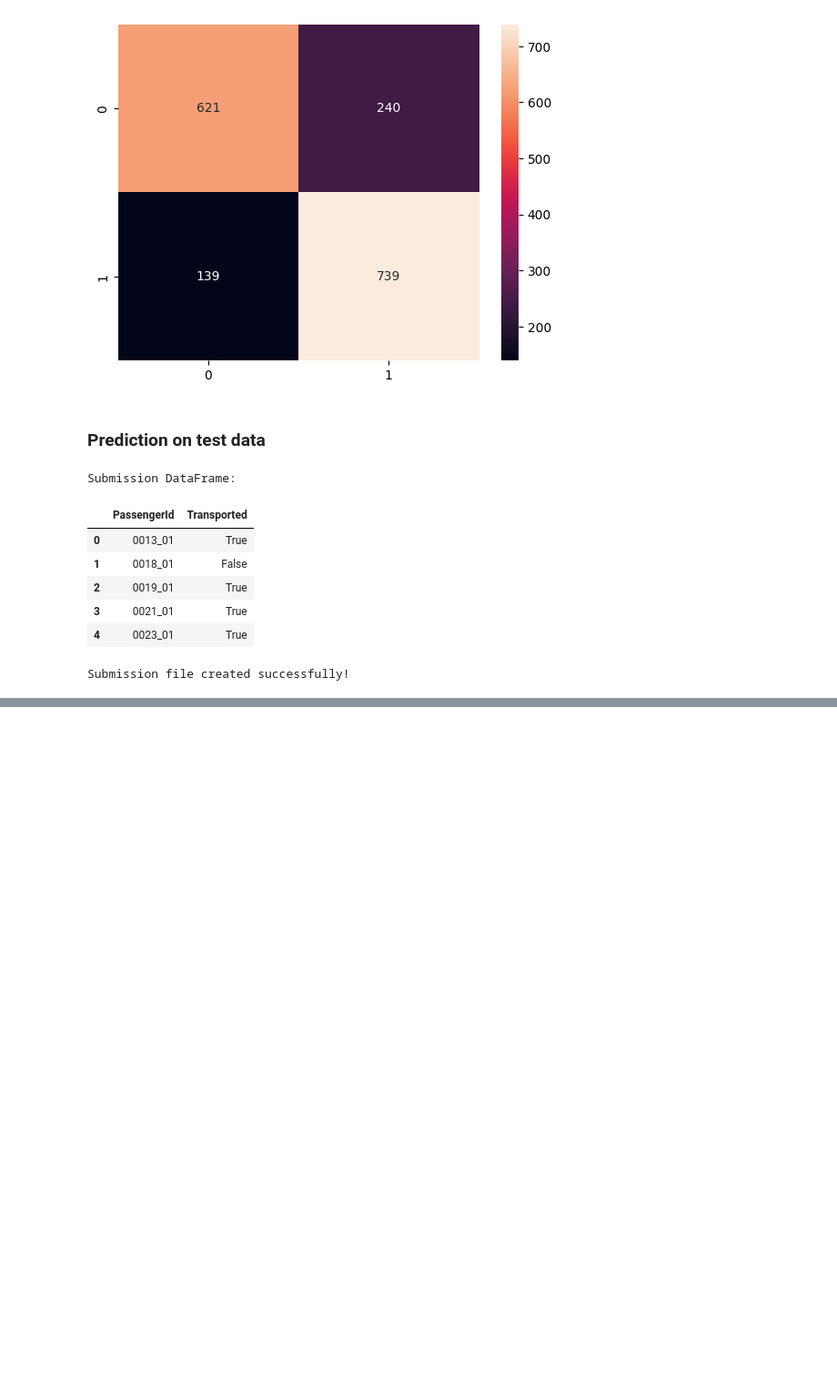
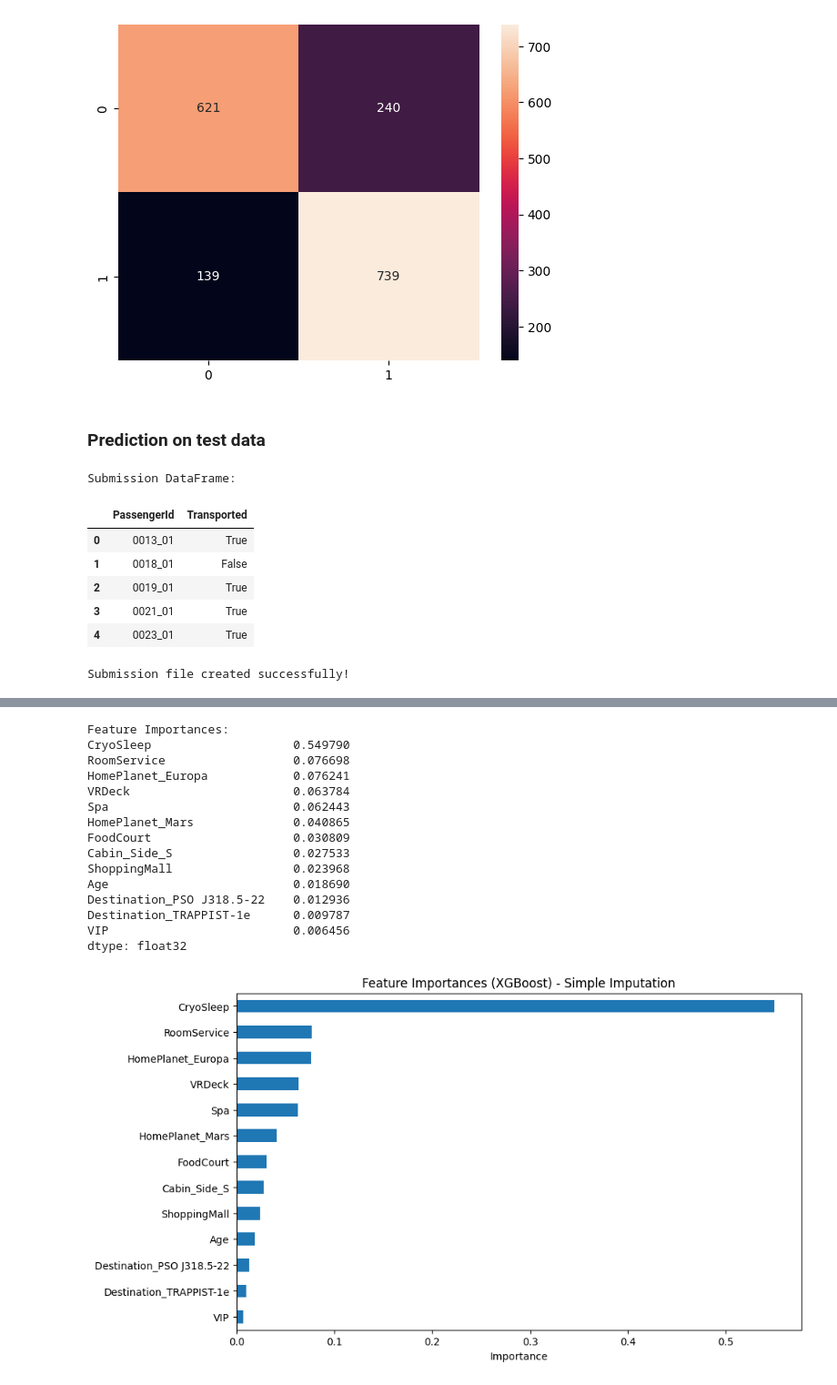
Before and after one commit to Data-Nova/spaceship_titanic_challenge, a Jupyter notebook: Spaceship_Titanic.ipynb, the cells around one changed output, grey strips where cells are left out. Shown at 91% size. Cells and saved outputs as stored; diff of their text form; code cells hidden in the pictures; blank space fills up the shorter version.

```diff
--- a/Spaceship_Titanic.ipynb
+++ b/Spaceship_Titanic.ipynb
@@ -765,0 +780,38 @@ Submission file created successfully!
+# %%
+# Get feature importances from the trained XGBoost model
+feature_importances = final_xgb_model.feature_importances_
+
+# Create a pandas Series for easier visualization
+feature_importances_series = pd.Series(feature_importances, index=X_train.columns)
+
+# Sort the features by importance
+sorted_feature_importances = feature_importances_series.sort_values(ascending=False)
+
+# Print the feature importances
+print("Feature Importances:")
+print(sorted_feature_importances)
+
+# Visualize the feature importances
+plt.figure(figsize=(10, 6))
+sorted_feature_importances.plot(kind='barh')
+plt.title('Feature Importances (XGBoost) - Simple Imputation')
+plt.xlabel('Importance') # Changed y-label to x-label for horizontal bar plot
+plt.gca().invert_yaxis() # Invert y-axis to show most important features at the top
+plt.show()
+# %% [output]
+Feature Importances:
+CryoSleep                    0.549790
+RoomService                  0.076698
+HomePlanet_Europa            0.076241
+VRDeck                       0.063784
+Spa                          0.062443
+HomePlanet_Mars              0.040865
+FoodCourt                    0.030809
+Cabin_Side_S                 0.027533
+ShoppingMall                 0.023968
+Age                          0.018690
+Destination_PSO J318.5-22    0.012936
+Destination_TRAPPIST-1e      0.009787
+VIP                          0.006456
+dtype: float32
+[figure, added]
```
Also changed, not shown: parts of 3 cells of this notebook.
